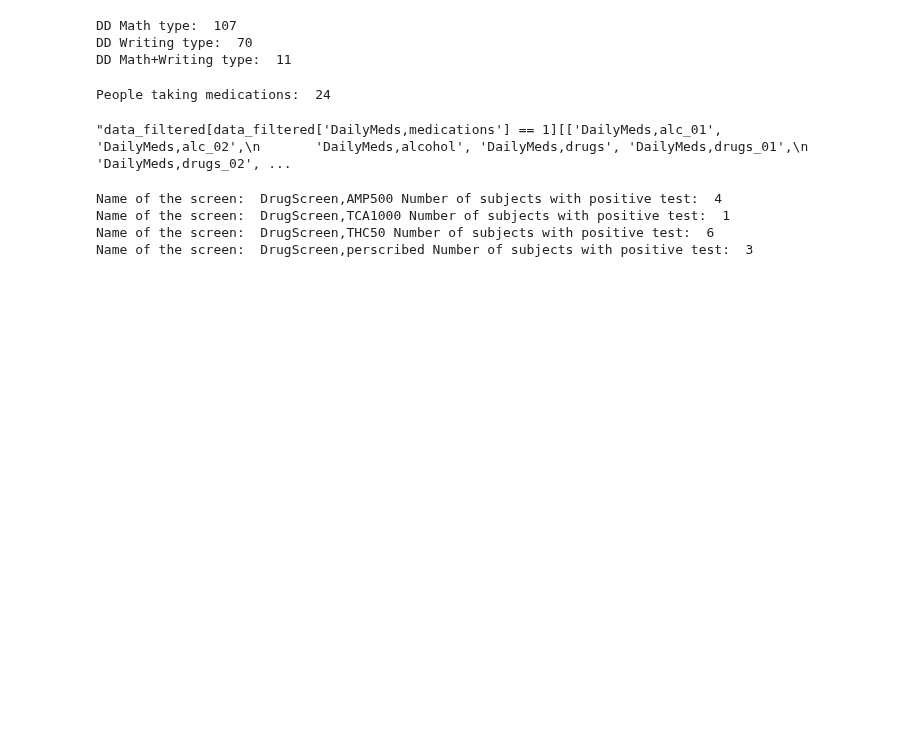
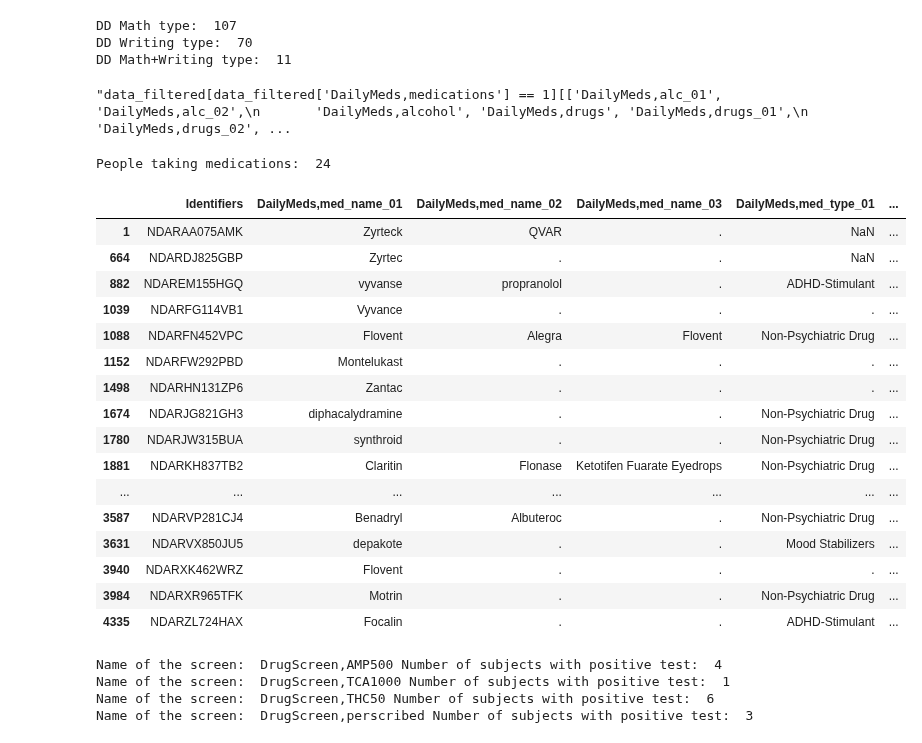
Before and after one commit to cristinarainich/Child-Mind-Institute-Project, a Jupyter notebook: Pheno_data_finalquery.ipynb, the cells around one changed output. Drawn from its saved outputs; the diff is of its cells as text; code cells hidden in the pictures; blank space fills up the shorter version.

```diff
--- a/Pheno_data_finalquery.ipynb
+++ b/Pheno_data_finalquery.ipynb
@@ -997,29 +1077,48 @@ data_filtered = data_filtered[data_filtered['DD'] != 'Math and Writing']
 DD Math type:  107
 DD Writing type:  70
 DD Math+Writing type:  11
+# %%
+'''data_filtered[data_filtered['DailyMeds,medications'] == 1][['DailyMeds,alc_01', 'DailyMeds,alc_02',
+       'DailyMeds,alcohol', 'DailyMeds,drugs', 'DailyMeds,drugs_01',
+       'DailyMeds,drugs_02', 'DailyMeds,med_dose_01', 'DailyMeds,med_dose_02',
+       'DailyMeds,med_dose_03', 'DailyMeds,med_name_01',
+       'DailyMeds,med_name_02', 'DailyMeds,med_name_03',
+       'DailyMeds,med_type_01', 'DailyMeds,med_type_02',
+       'DailyMeds,med_type_03']]'''
+# %% [output]
+"data_filtered[data_filtered['DailyMeds,medications'] == 1][['DailyMeds,alc_01', 'DailyMeds,alc_02',\n       'DailyMeds,alcohol', 'DailyMeds,drugs', 'DailyMeds,drugs_01',\n       'DailyMeds,drugs_02', ...
 # %%
 # Medications
 # vyvanse - stimulant for ADHD, propranolol - heart problems and anxiety
 # Zyrtec - antihistamine, QVAR - asthma drug, Flovent - asthma drug
 # Montelukast inflammation, asthma, Zantac - antihistamine, synthroid - thyroid drug
 # diphacalydramine - antihistamine and sedative, Claritin - antihistamine
-# Flonase - nasal spray, Folin - vitamin, for C deficiency, guanfacine - blood pressure
+# Flonase - nasal spray, Folin - vitamin, for C deficiency, guanfacine - EXCUDE blood pressure
 # Robitussin - coughing drug, Sudafed - bronchite, Albuterol - bronchite
 # Singular - asthma drug, Lamictal - epileptic seizures, Benadryl - antihistamine
 # Albuteroc - bronchitis, depakote - migrane, epilepsy, bypolar, Motrin - antiinflamatory
 # Focalin - ADHD drug, Ketotifen  - asthma
 print('People taking medications: ', data_filtered[data_filtered['DailyMeds,medications'] == 1].shape[0])
-data_filtered = data_filtered[~data_filtered['Identifiers'].isin(
-    ['NDARAA075AMK', 'NDAREM155HGQ', 'NDARFG114VB1', 'NDARFN452VPC',
-     'NDARJW315BUA', 'NDARNZ615UEU', 'NDARRW940BL6', 'NDARRG415BJM',
-     'NDARUL224GN6', 'NDARVX850JU5', 'NDARXK462WRZ', 'NDARZL724HAX'])] # review
-'''data_filtered[data_filtered['DailyMeds,medications'] == 1][['DailyMeds,alc_01', 'DailyMeds,alc_02',
-       'DailyMeds,alcohol', 'DailyMeds,drugs', 'DailyMeds,drugs_01',
-       'DailyMeds,drugs_02', 'DailyMeds,med_dose_01', 'DailyMeds,med_dose_02',
-       'DailyMeds,med_dose_03', 'DailyMeds,med_name_01',
+data_filtered[data_filtered['DailyMeds,medications'] == 1][['Identifiers', 'DailyMeds,med_name_01',
        'DailyMeds,med_name_02', 'DailyMeds,med_name_03',
        'DailyMeds,med_type_01', 'DailyMeds,med_type_02',
-       'DailyMeds,med_type_03']]'''
+       'DailyMeds,med_type_03']]
 # %% [output]
 People taking medications:  24
-"data_filtered[data_filtered['DailyMeds,medications'] == 1][['DailyMeds,alc_01', 'DailyMeds,alc_02',\n       'DailyMeds,alcohol', 'DailyMeds,drugs', 'DailyMeds,drugs_01',\n       'DailyMeds,drugs_02', ...
+|  | Identifiers | DailyMeds,med_name_01 | DailyMeds,med_name_02 | DailyMeds,med_name_03 | DailyMeds,med_type_01 | ... |
+| 1 | NDARAA075AMK | Zyrteck | QVAR | . | NaN | ... |
+| 664 | NDARDJ825GBP | Zyrtec | . | . | NaN | ... |
+| 882 | NDAREM155HGQ | vyvanse | propranolol | . | ADHD-Stimulant | ... |
+| 1039 | NDARFG114VB1 | Vyvance | . | . | . | ... |
+| 1088 | NDARFN452VPC | Flovent | Alegra | Flovent | Non-Psychiatric Drug | ... |
+| 1152 | NDARFW292PBD | Montelukast | . | . | . | ... |
+| 1498 | NDARHN131ZP6 | Zantac | . | . | . | ... |
+| 1674 | NDARJG821GH3 | diphacalydramine | . | . | Non-Psychiatric Drug | ... |
+| 1780 | NDARJW315BUA | synthroid | . | . | Non-Psychiatric Drug | ... |
+| 1881 | NDARKH837TB2 | Claritin | Flonase | Ketotifen Fuarate Eyedrops | Non-Psychiatric Drug | ... |
+| ... | ... | ... | ... | ... | ... | ... |
+| 3587 | NDARVP281CJ4 | Benadryl | Albuteroc | . | Non-Psychiatric Drug | ... |
+| 3631 | NDARVX850JU5 | depakote | . | . | Mood Stabilizers | ... |
+| 3940 | NDARXK462WRZ | Flovent | . | . | . | ... |
+| 3984 | NDARXR965TFK | Motrin | . | . | Non-Psychiatric Drug | ... |
+| 4335 | NDARZL724HAX | Focalin | . | . | ADHD-Stimulant | ... |
```
Also changed, not shown: parts of 42 cells of this notebook.
